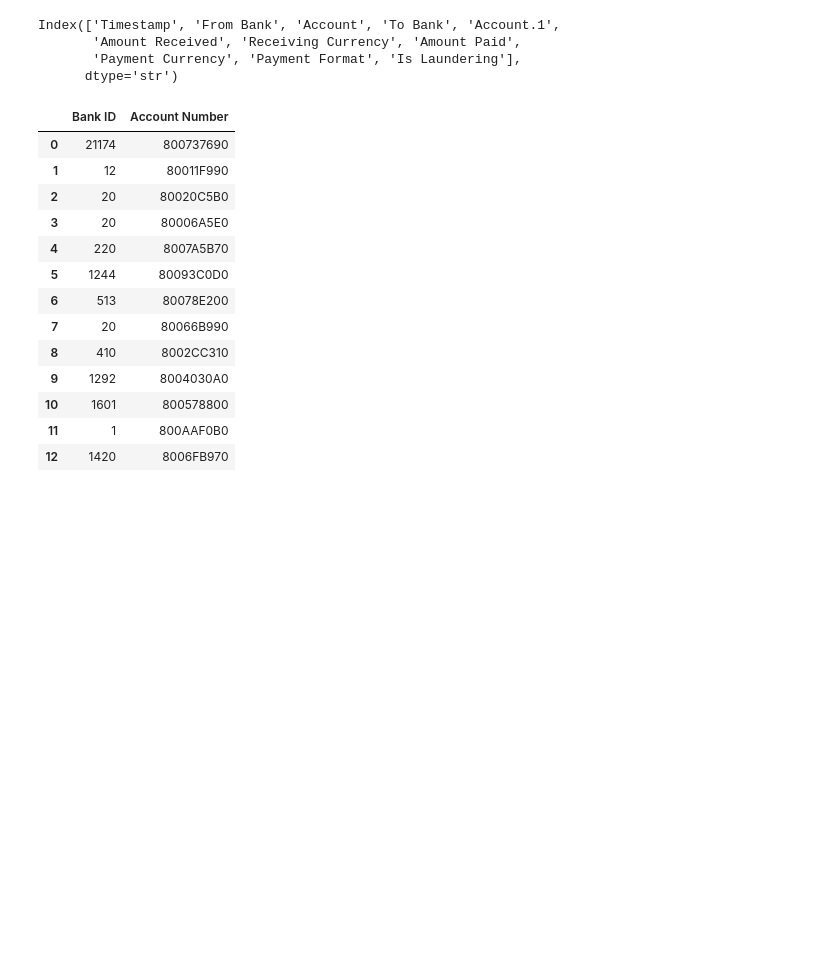
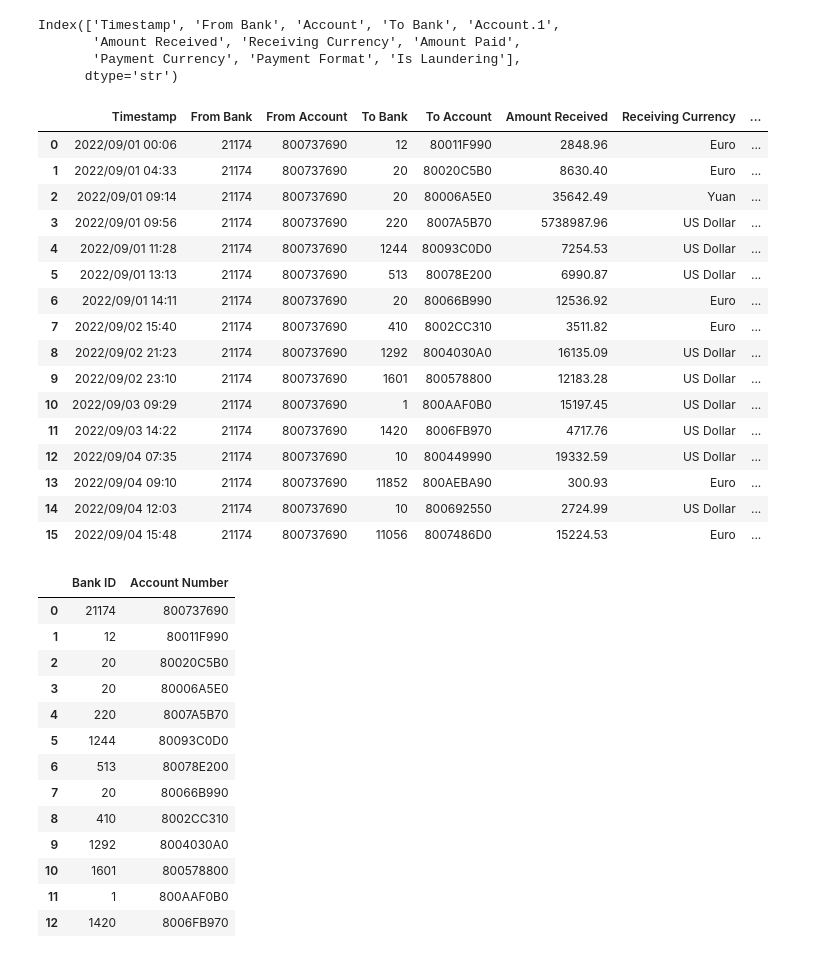
Before and after one commit to Darrellcr/Money-Laundering-Detection, a Jupyter notebook: app_upload_sample.ipynb, the cells around one changed output. Saved outputs shown, nothing was run; the diff lists cells and outputs as text; code cells hidden in the pictures; blank space fills up the shorter version.

```diff
--- a/app_upload_sample.ipynb
+++ b/app_upload_sample.ipynb
@@ -49,4 +49,24 @@ Index(['Timestamp', 'From Bank', 'Account', 'To Bank', 'Account.1',
        'Amount Received', 'Receiving Currency', 'Amount Paid',
        'Payment Currency', 'Payment Format', 'Is Laundering'],
       dtype='str')
+# %%
+sample_transactions
+# %% [output]
+|  | Timestamp | From Bank | From Account | To Bank | To Account | Amount Received | Receiving Currency | ... |
+| 0 | 2022/09/01 00:06 | 21174 | 800737690 | 12 | 80011F990 | 2848.96 | Euro | ... |
+| 1 | 2022/09/01 04:33 | 21174 | 800737690 | 20 | 80020C5B0 | 8630.40 | Euro | ... |
+| 2 | 2022/09/01 09:14 | 21174 | 800737690 | 20 | 80006A5E0 | 35642.49 | Yuan | ... |
+| 3 | 2022/09/01 09:56 | 21174 | 800737690 | 220 | 8007A5B70 | 5738987.96 | US Dollar | ... |
+| 4 | 2022/09/01 11:28 | 21174 | 800737690 | 1244 | 80093C0D0 | 7254.53 | US Dollar | ... |
+| 5 | 2022/09/01 13:13 | 21174 | 800737690 | 513 | 80078E200 | 6990.87 | US Dollar | ... |
+| 6 | 2022/09/01 14:11 | 21174 | 800737690 | 20 | 80066B990 | 12536.92 | Euro | ... |
+| 7 | 2022/09/02 15:40 | 21174 | 800737690 | 410 | 8002CC310 | 3511.82 | Euro | ... |
+| 8 | 2022/09/02 21:23 | 21174 | 800737690 | 1292 | 8004030A0 | 16135.09 | US Dollar | ... |
+| 9 | 2022/09/02 23:10 | 21174 | 800737690 | 1601 | 800578800 | 12183.28 | US Dollar | ... |
+| 10 | 2022/09/03 09:29 | 21174 | 800737690 | 1 | 800AAF0B0 | 15197.45 | US Dollar | ... |
+| 11 | 2022/09/03 14:22 | 21174 | 800737690 | 1420 | 8006FB970 | 4717.76 | US Dollar | ... |
+| 12 | 2022/09/04 07:35 | 21174 | 800737690 | 10 | 800449990 | 19332.59 | US Dollar | ... |
+| 13 | 2022/09/04 09:10 | 21174 | 800737690 | 11852 | 800AEBA90 | 300.93 | Euro | ... |
+| 14 | 2022/09/04 12:03 | 21174 | 800737690 | 10 | 800692550 | 2724.99 | US Dollar | ... |
+| 15 | 2022/09/04 15:48 | 21174 | 800737690 | 11056 | 8007486D0 | 15224.53 | Euro | ... |
 # %%
```
Also changed, not shown: parts of 7 cells of this notebook, 7 other files.
